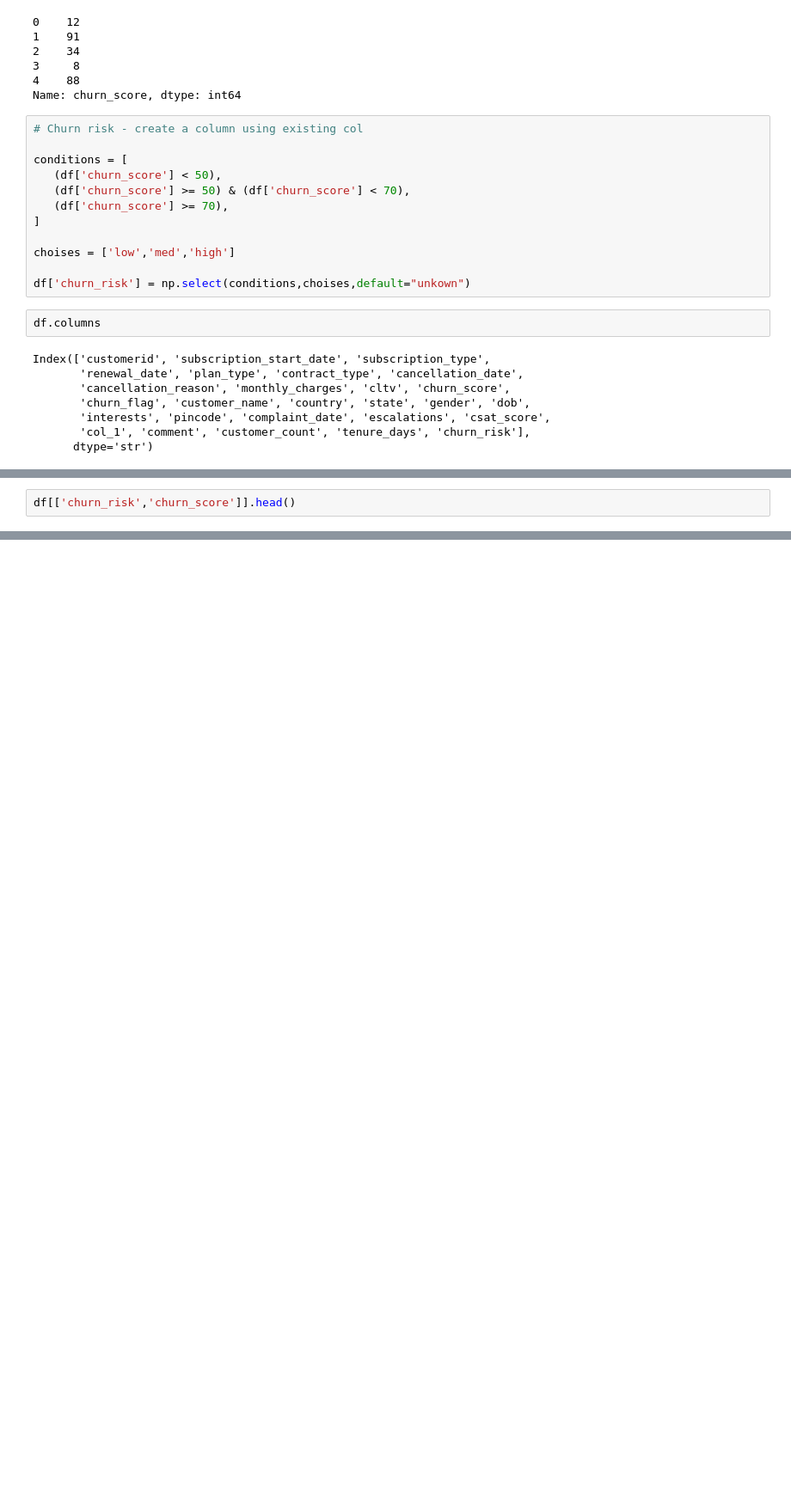
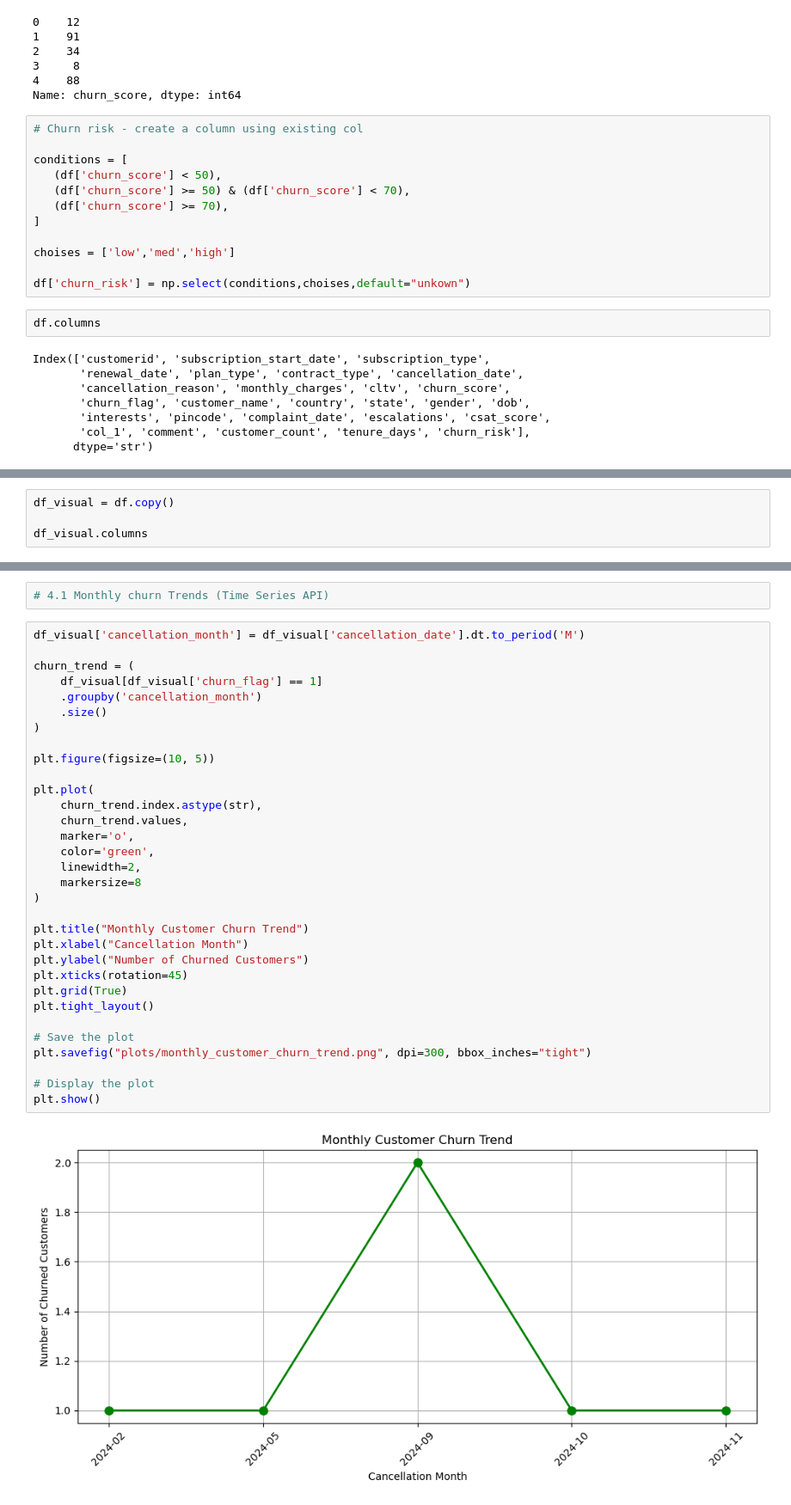
Before and after one commit to Manshavatsh0123/customer-churn-data-analysis, a Jupyter notebook: churn_analysis.ipynb, the cells around one changed output, grey strips where cells are left out. Shown at 86% size. Drawn from its saved outputs; the diff is of its cells as text; blank space fills up the shorter version.

Commit message:
feat: implement customer churn EDA and visualizations

```diff
--- a/churn_analysis.ipynb
+++ b/churn_analysis.ipynb
@@ -577,3 +588,5 @@ Index(['customerid', 'subscription_start_date', 'subscription_type',
 # %%
-df[['churn_risk','churn_score']].head()
+df_visual = df.copy()
+
+df_visual.columns
 # %% [output]
@@ -585,0 +600,36 @@ df[['churn_risk','churn_score']].head()
+# %%
+# 4.1 Monthly churn Trends (Time Series API)
+# %%
+df_visual['cancellation_month'] = df_visual['cancellation_date'].dt.to_period('M')
+
+churn_trend = (
+    df_visual[df_visual['churn_flag'] == 1]
+    .groupby('cancellation_month')
+    .size()
+)
+
+plt.figure(figsize=(10, 5))
+
+plt.plot(
+    churn_trend.index.astype(str),
+    churn_trend.values,
+    marker='o',
+    color='green',
+    linewidth=2,
+    markersize=8
+)
+
+plt.title("Monthly Customer Churn Trend")
+plt.xlabel("Cancellation Month")
+plt.ylabel("Number of Churned Customers")
+plt.xticks(rotation=45)
+plt.grid(True)
+plt.tight_layout()
+
+# Save the plot
+plt.savefig("plots/monthly_customer_churn_trend.png", dpi=300, bbox_inches="tight")
+
+# Display the plot
+plt.show()
+# %% [output]
+[figure, added]
```
Also changed, not shown: parts of 12 cells of this notebook, 4 other files.
